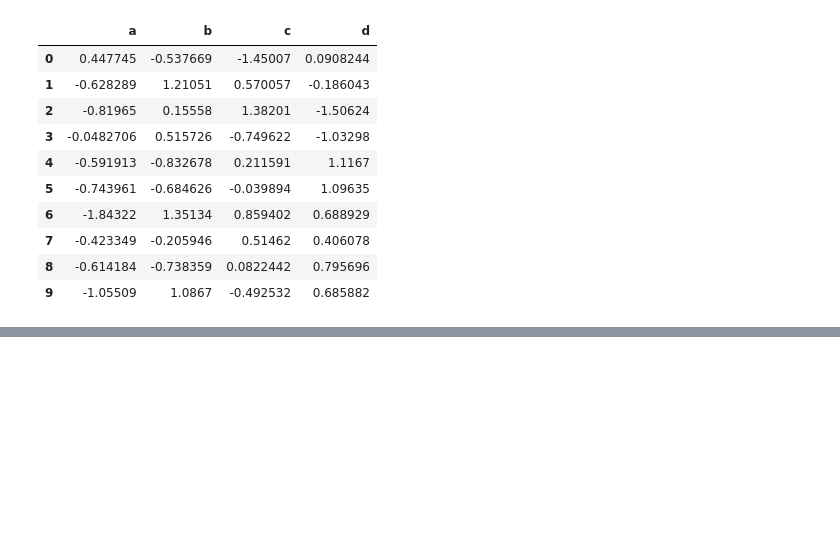
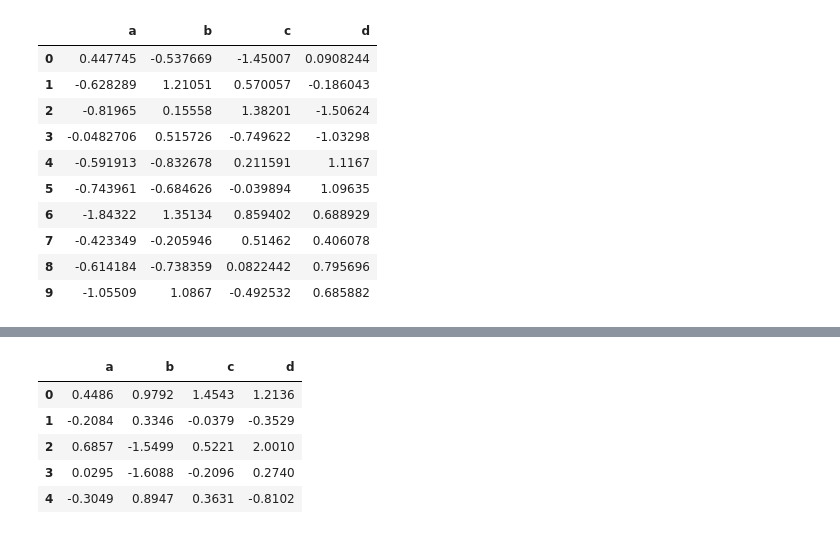
Before and after one commit to tsangyu98/matplotlib_study, a Jupyter notebook: matplotlib_part3.ipynb, the cells around one changed output, grey strips where cells are left out. Drawn from its saved outputs; the diff is of its cells as text; code cells hidden in the pictures; blank space fills up the shorter version.

```diff
--- a/matplotlib_part3.ipynb
+++ b/matplotlib_part3.ipynb
@@ -149,0 +175,10 @@ Name: 5, dtype: bool
+# %%
+# 显示小数点数
+df.head().style.format("{:.4f}")
+# %% [output]
+|  | a | b | c | d |
+| 0 | 0.4486 | 0.9792 | 1.4543 | 1.2136 |
+| 1 | -0.2084 | 0.3346 | -0.0379 | -0.3529 |
+| 2 | 0.6857 | -1.5499 | 0.5221 | 2.0010 |
+| 3 | 0.0295 | -1.6088 | -0.2096 | 0.2740 |
+| 4 | -0.3049 | 0.8947 | 0.3631 | -0.8102 |
```
Also changed, not shown: parts of 5 cells of this notebook.
